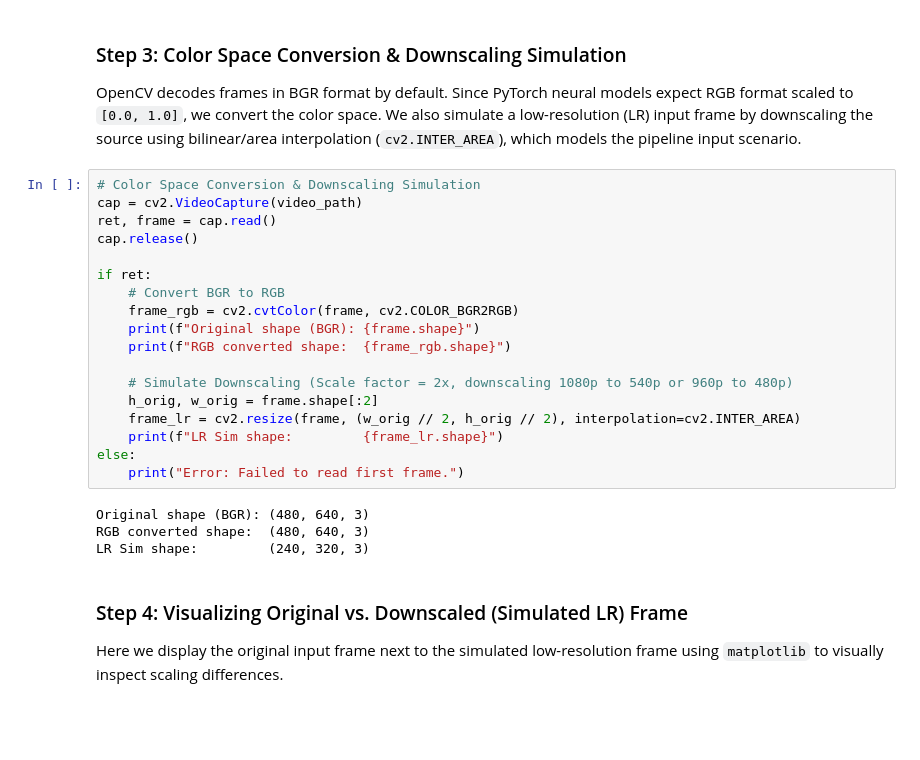
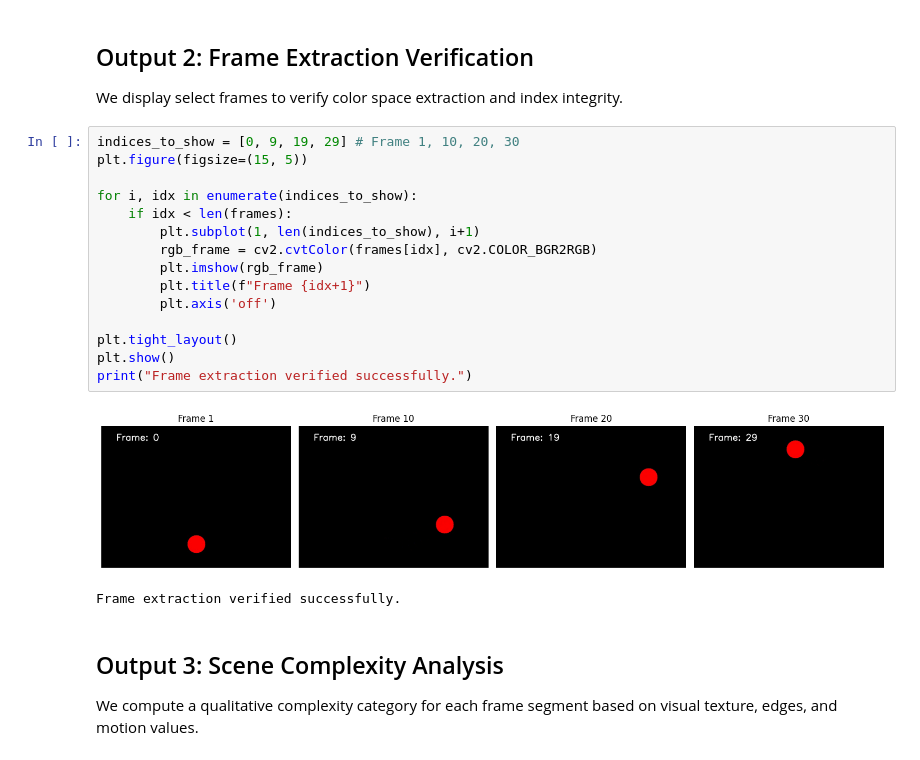
Before and after one commit to AbishekR05/AdaptiveSR, a Jupyter notebook: notebook/Phase1/preprocessing.ipynb, the cells around one changed output. Cells and saved outputs as stored; diff of their text form; blank space fills up the shorter version.

```diff
--- a/notebook/Phase1/preprocessing.ipynb
+++ b/notebook/Phase1/preprocessing.ipynb
@@ -47,28 +40,24 @@ Duration:         1.00 seconds
-# %% [markdown]
-### Step 3: Color Space Conversion & Downscaling Simulation
-OpenCV decodes frames in BGR format by default. Since PyTorch neural models expect RGB format scaled to `[0.0, 1.0]`, we convert the color space. We also simulate a low-resolution (LR) input frame by downscaling the source using bilinear/area interpolation (`cv2.INTER_AREA`), which models the pipeline input scenario.
-# %%
-# Color Space Conversion & Downscaling Simulation
-cap = cv2.VideoCapture(video_path)
-ret, frame = cap.read()
-cap.release()
-
-if ret:
-    # Convert BGR to RGB
-    frame_rgb = cv2.cvtColor(frame, cv2.COLOR_BGR2RGB)
-    print(f"Original shape (BGR): {frame.shape}")
-    print(f"RGB converted shape:  {frame_rgb.shape}")
-
-    # Simulate Downscaling (Scale factor = 2x, downscaling 1080p to 540p or 960p to 480p)
-    h_orig, w_orig = frame.shape[:2]
-    frame_lr = cv2.resize(frame, (w_orig // 2, h_orig // 2), interpolation=cv2.INTER_AREA)
-    print(f"LR Sim shape:         {frame_lr.shape}")
-else:
-    print("Error: Failed to read first frame.")
-# %% [output]
-Original shape (BGR): (480, 640, 3)
-RGB converted shape:  (480, 640, 3)
-LR Sim shape:         (240, 320, 3)
-# %% [markdown]
-### Step 4: Visualizing Original vs. Downscaled (Simulated LR) Frame
-Here we display the original input frame next to the simulated low-resolution frame using `matplotlib` to visually inspect scaling differences.
+# %% [markdown]
+## Output 2: Frame Extraction Verification
+We display select frames to verify color space extraction and index integrity.
+# %%
+indices_to_show = [0, 9, 19, 29] # Frame 1, 10, 20, 30
+plt.figure(figsize=(15, 5))
+
+for i, idx in enumerate(indices_to_show):
+    if idx < len(frames):
+        plt.subplot(1, len(indices_to_show), i+1)
+        rgb_frame = cv2.cvtColor(frames[idx], cv2.COLOR_BGR2RGB)
+        plt.imshow(rgb_frame)
+        plt.title(f"Frame {idx+1}")
+        plt.axis('off')
+
+plt.tight_layout()
+plt.show()
+print("Frame extraction verified successfully.")
+# %% [output]
+[figure, added]
+Frame extraction verified successfully.
+# %% [markdown]
+## Output 3: Scene Complexity Analysis
+We compute a qualitative complexity category for each frame segment based on visual texture, edges, and motion values.
```
Also changed, not shown: parts of 25 cells of this notebook.
